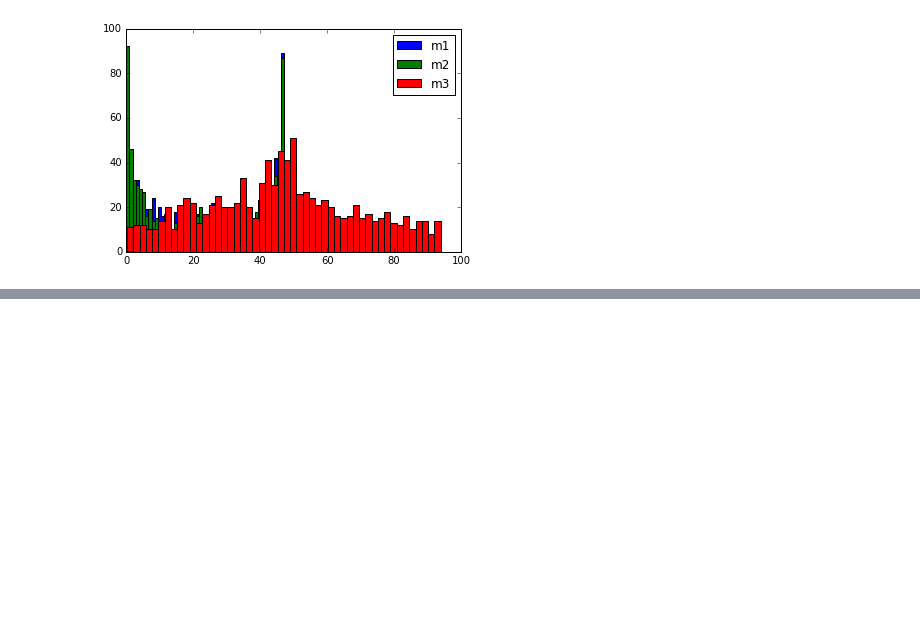
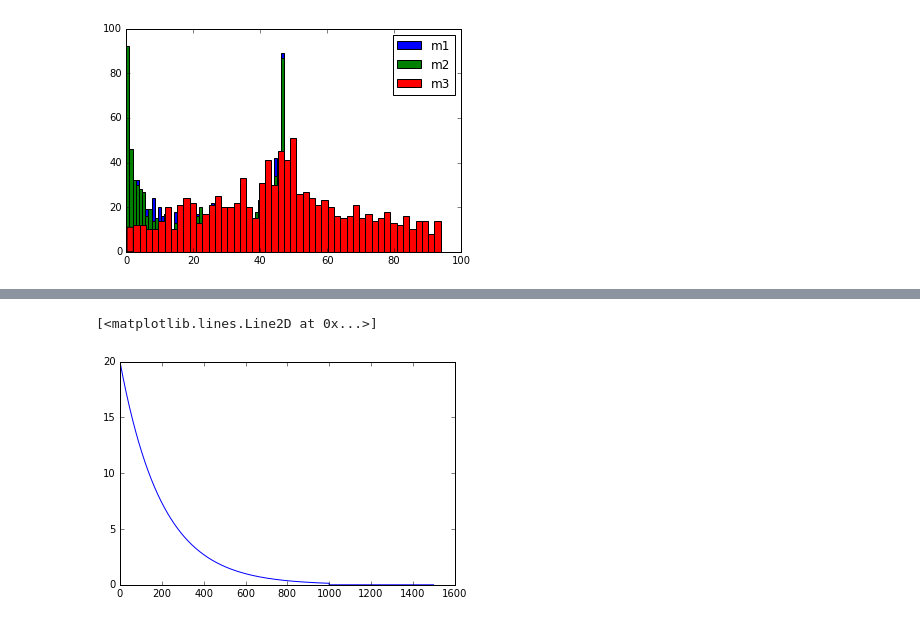
Before and after one commit to vfdev-5/Santas-Uncertain-Bags, a Jupyter notebook: notebooks/tests.ipynb, the cells around one changed output, grey strips where cells are left out. Drawn from its saved outputs; the diff is of its cells as text; code cells hidden in the pictures; blank space fills up the shorter version.

```diff
--- a/notebooks/tests.ipynb
+++ b/notebooks/tests.ipynb
@@ -162,0 +212,25 @@ plt.legend()
+# %%
+import math
+import random
+import sys
+
+def exp_schedule(k=20, lam=0.005, limit=1000):
+    """One possible schedule function for simulated annealing"""
+    return lambda t: (k * math.exp(-lam * t) if t < limit else 0)
+
+
+def probability(p):
+    """Return true with probability p."""
+    return p > random.uniform(0.0, 1.0)
+# %%
+index = range(1500)
+f = exp_schedule()
+vals = list([0]*1500)
+for i in index:
+    vals[i] = f(i)
+
+plt.figure()
+plt.plot(index, vals)
+# %% [output]
+[<matplotlib.lines.Line2D at 0x...>]
+[figure, added]
```
Also changed, not shown: parts of 9 cells of this notebook, 8 other files.
